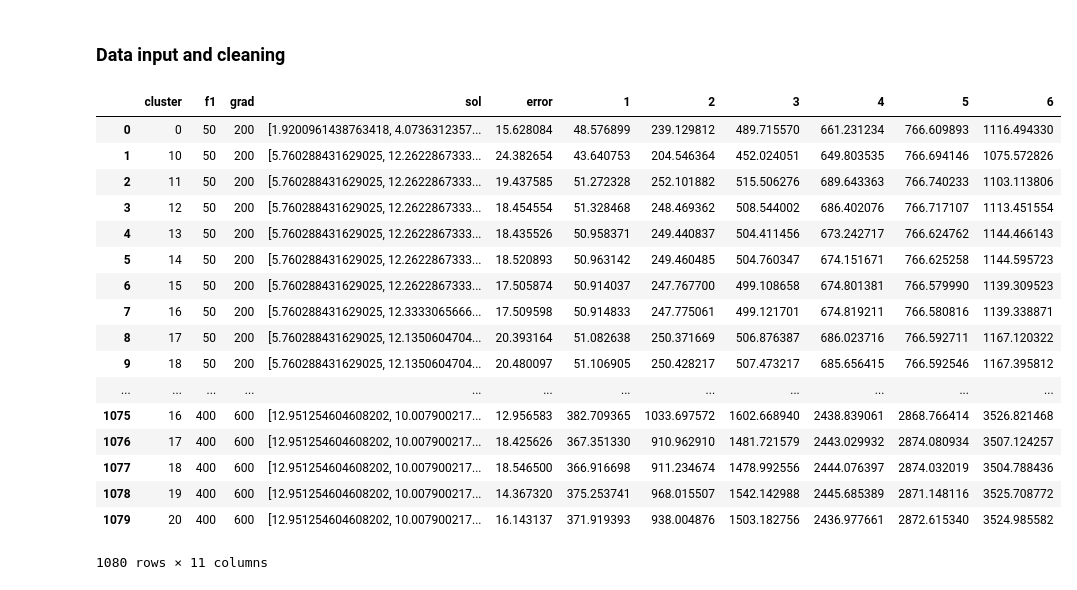
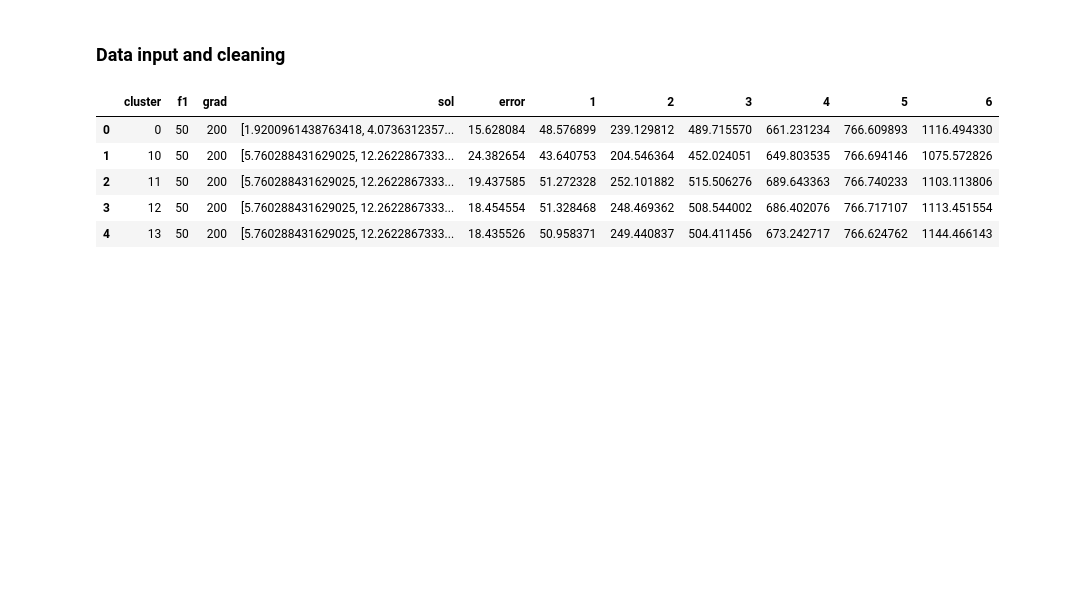
Before and after one commit to byi649/Design-Automation-Optimisation-for-Multi-Material-3D-Printing, a Jupyter notebook: Results/2018-08-03/Statistical analysis.ipynb, the cells around one changed output. Saved outputs shown, nothing was run; the diff lists cells and outputs as text; code cells hidden in the pictures; blank space fills up the shorter version.

```diff
--- a/Results/2018-08-03/Statistical analysis.ipynb
+++ b/Results/2018-08-03/Statistical analysis.ipynb
@@ -10,34 +10,22 @@ import numpy as np
 # %%
 sns.set()
 data = pd.read_csv("data.csv", dtype={'time':np.float64})
 
 data['error'] = [float(x[1:-1]) for x in data['fbest']]
 
 data = data.join(data['freq'].str.split(', ', expand=True).apply(pd.to_numeric))
 
 data.drop(["fbest", "freq", "Unnamed: 0"], axis=1, inplace=True)
 
 data.rename(columns=lambda x: x+1 if type(x)==int else x, inplace=True)
 
-data
+data.head()
 # %% [output]
 |  | cluster | f1 | grad | sol | error | 1 | 2 | 3 | 4 | 5 | 6 |
 | 0 | 0 | 50 | 200 | [1.9200961438763418, 4.0736312357... | 15.628084 | 48.576899 | 239.129812 | 489.715570 | 661.231234 | 766.609893 | 1116.494330 |
 | 1 | 10 | 50 | 200 | [5.760288431629025, 12.2622867333... | 24.382654 | 43.640753 | 204.546364 | 452.024051 | 649.803535 | 766.694146 | 1075.572826 |
 | 2 | 11 | 50 | 200 | [5.760288431629025, 12.2622867333... | 19.437585 | 51.272328 | 252.101882 | 515.506276 | 689.643363 | 766.740233 | 1103.113806 |
 | 3 | 12 | 50 | 200 | [5.760288431629025, 12.2622867333... | 18.454554 | 51.328468 | 248.469362 | 508.544002 | 686.402076 | 766.717107 | 1113.451554 |
 | 4 | 13 | 50 | 200 | [5.760288431629025, 12.2622867333... | 18.435526 | 50.958371 | 249.440837 | 504.411456 | 673.242717 | 766.624762 | 1144.466143 |
-| 5 | 14 | 50 | 200 | [5.760288431629025, 12.2622867333... | 18.520893 | 50.963142 | 249.460485 | 504.760347 | 674.151671 | 766.625258 | 1144.595723 |
-| 6 | 15 | 50 | 200 | [5.760288431629025, 12.2622867333... | 17.505874 | 50.914037 | 247.767700 | 499.108658 | 674.801381 | 766.579990 | 1139.309523 |
-| 7 | 16 | 50 | 200 | [5.760288431629025, 12.3333065666... | 17.509598 | 50.914833 | 247.775061 | 499.121701 | 674.819211 | 766.580816 | 1139.338871 |
-| 8 | 17 | 50 | 200 | [5.760288431629025, 12.1350604704... | 20.393164 | 51.082638 | 250.371669 | 506.876387 | 686.023716 | 766.592711 | 1167.120322 |
-| 9 | 18 | 50 | 200 | [5.760288431629025, 12.1350604704... | 20.480097 | 51.106905 | 250.428217 | 507.473217 | 685.656415 | 766.592546 | 1167.395812 |
-| ... | ... | ... | ... | ... | ... | ... | ... | ... | ... | ... | ... |
-| 1075 | 16 | 400 | 600 | [12.951254604608202, 10.007900217... | 12.956583 | 382.709365 | 1033.697572 | 1602.668940 | 2438.839061 | 2868.766414 | 3526.821468 |
-| 1076 | 17 | 400 | 600 | [12.951254604608202, 10.007900217... | 18.425626 | 367.351330 | 910.962910 | 1481.721579 | 2443.029932 | 2874.080934 | 3507.124257 |
-| 1077 | 18 | 400 | 600 | [12.951254604608202, 10.007900217... | 18.546500 | 366.916698 | 911.234674 | 1478.992556 | 2444.076397 | 2874.032019 | 3504.788436 |
-| 1078 | 19 | 400 | 600 | [12.951254604608202, 10.007900217... | 14.367320 | 375.253741 | 968.015507 | 1542.142988 | 2445.685389 | 2871.148116 | 3525.708772 |
-| 1079 | 20 | 400 | 600 | [12.951254604608202, 10.007900217... | 16.143137 | 371.919393 | 938.004876 | 1503.182756 | 2436.977661 | 2872.615340 | 3524.985582 |
-1080 rows × 11 columns
 # %%
 data_clean = pd.concat([data["f1"], data["grad"], data["cluster"], data["error"]], axis=1)
```
Also changed, not shown: parts of 4 cells of this notebook.
